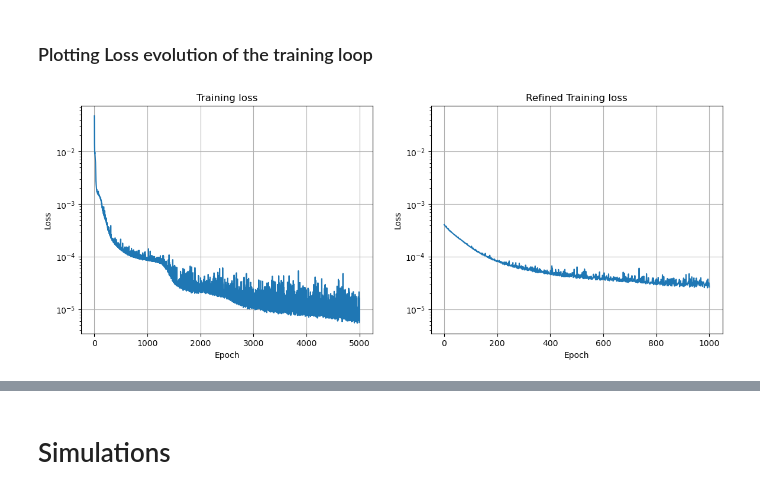
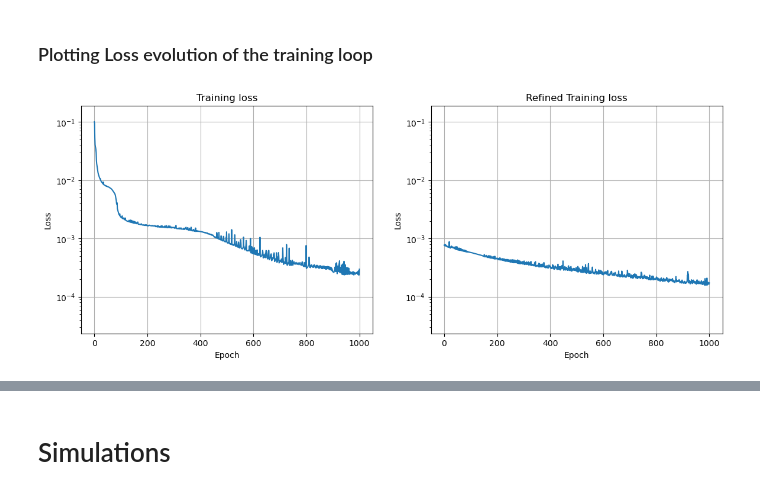
Before and after one commit to bkolev19/Deep_Learning_G03, a Jupyter notebook: Lorenz/lorenz_analyse.ipynb, the cells around one changed output, grey strips where cells are left out. Saved outputs shown, nothing was run; the diff lists cells and outputs as text; code cells hidden in the pictures.

```diff
--- a/Lorenz/lorenz_analyse.ipynb
+++ b/Lorenz/lorenz_analyse.ipynb
@@ -16,7 +16,9 @@ from autoencoder import Autoencoder
 # %%
 data_path           = os.getcwd() + '/'
 save_name           = 'lorents_model_analysed'
-params              = pickle.load(open('lorenz_trained_model_KAGGLE.pkl', 'rb'))
+# params              = pickle.load(open('lorenz_trained_model_KAGGLE.pkl', 'rb'))
+params              = pickle.load(open('lorenz_trained_model_Kaggle_50.pkl', 'rb'))
+# params              = pickle.load(open('lorenz_trained_model_ref_128_05_50.pkl', 'rb'))
 # params              = pickle.load(open('lorenz_trained_model.pkl', 'rb'))
 params['save_name'] = data_path + save_name
 # %% [markdown]
@@ -38,26 +40,33 @@ pickle.dump(test_data, open(data_path + 'lorentz_test_data.pkl', 'wb'))
 # %%
 total_loss                  = params['loss_decoder']
 validation_loss             = params['validation_losses']
 refined_losses              = params['refined_losses']
 refined_validation_losses   = params['refined_validation_losses']
 # Plot losses as a function of iteration for nominal and validation
 fig, ax = plt.subplots(1, 2, figsize=(14, 5))
 ax[0].semilogy(total_loss)
 ax[0].set_xlabel('Epoch')
 ax[0].set_ylabel('Loss')
 ax[0].set_title('Training loss')
 ax[0].grid()
-# Set the y-axis limit of ax[1] to be the same as ax[0]
+# Set the y limits to the min and max of the total and validation losses
+a = min(min(total_loss), min(validation_loss))
+b = max(max(total_loss), max(validation_loss))
+ax[0].set_ylim([0.1*a, 1.9*b])
 ax[1].set_ylim(ax[0].get_ylim())
 ax[1].semilogy(refined_losses)
 ax[1].set_xlabel('Epoch')
 ax[1].set_ylabel('Loss')
 ax[1].set_title('Refined Training loss')
 ax[1].grid()
 plt.show()
 # Total loss
 print('Loss last epoch:\t\t\t', total_loss[-1])
-print('Training Loss epoch 1000: \t\t', total_loss[1000])
-print('Refined training Loss epoch 1000: \t', refined_losses[1000])
+if len(total_loss) > 999:
+    print('Training Loss epoch 1000: \t\t', total_loss[1000])
+    print('Refined training Loss epoch 1000: \t', refined_losses[1000])
+else:
+    print('Training Loss epoch 100: \t\t', total_loss[99])
+    print('Refined training Loss epoch 100: \t', refined_losses[99])
 # %% [output]
-[figure, old version]
+[figure, new version]
```
Also changed, not shown: parts of 6 cells of this notebook, 7 other files.
